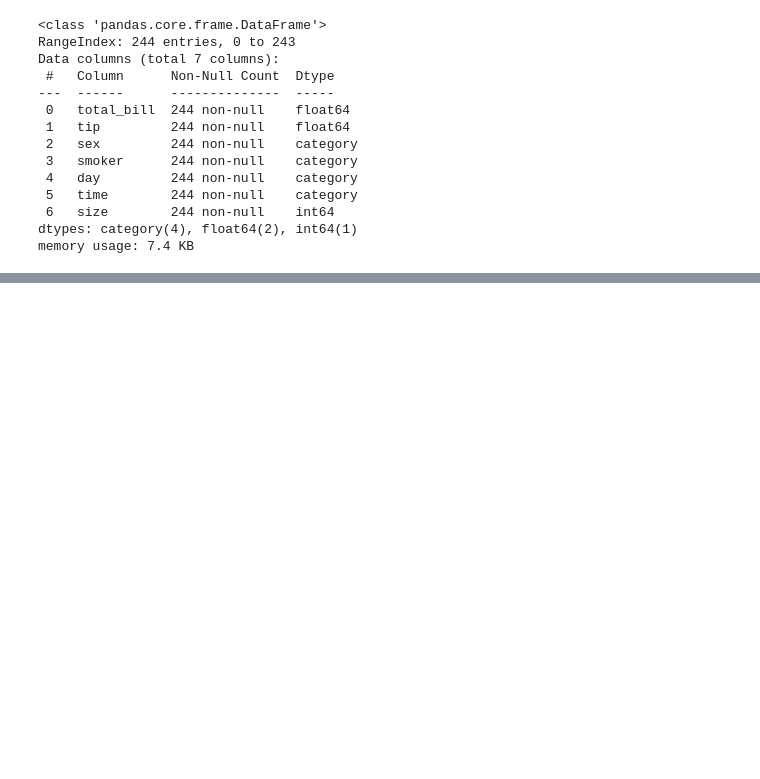
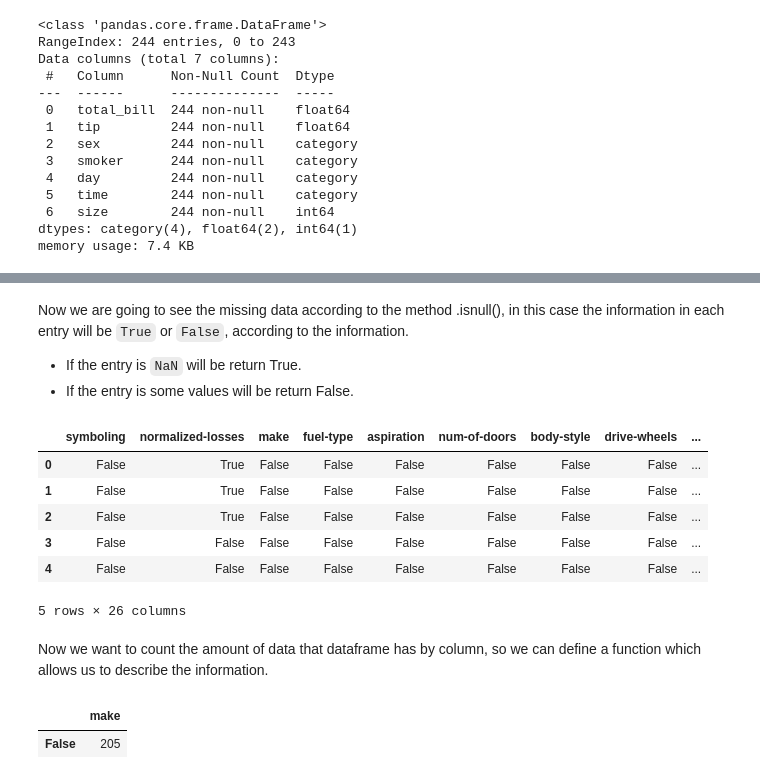
Before and after one commit to ajrianop/Python, a Jupyter notebook: ComputingLibrariesPython.ipynb, the cells around one changed output, grey strips where cells are left out. Cells and saved outputs as stored; diff of their text form; code cells hidden in the pictures; blank space fills up the shorter version.

```diff
--- a/ComputingLibrariesPython.ipynb
+++ b/ComputingLibrariesPython.ipynb
@@ -98,0 +279,25 @@ convert categorical values to numbers
+# %% [markdown]
+Now we are going to see the missing data according to the method .isnull(), in this case the information in each entry will be `True` or `False`, according to the information.
+
+
+*   If the entry is `NaN` will be return True.
+*   If the entry is some values will be return False.
+# %%
+isNullAuto=auto1.isnull()
+isNullAuto.head()
+# %% [output]
+|  | symboling | normalized-losses | make | fuel-type | aspiration | num-of-doors | body-style | drive-wheels | ... |
+| 0 | False | True | False | False | False | False | False | False | ... |
+| 1 | False | True | False | False | False | False | False | False | ... |
+| 2 | False | True | False | False | False | False | False | False | ... |
+| 3 | False | False | False | False | False | False | False | False | ... |
+| 4 | False | False | False | False | False | False | False | False | ... |
+5 rows × 26 columns
+# %% [markdown]
+Now we want to count the amount of data that dataframe has by column, so we can define a function which allows us to describe the information.
+# %%
+#pd.DataFrame(isNullAuto['price'].value_counts()).loc[1]['price']
+pd.DataFrame(isNullAuto['make'].value_counts())
+# %% [output]
+|  | make |
+| False | 205 |
```
Also changed, not shown: parts of 49 cells of this notebook.
